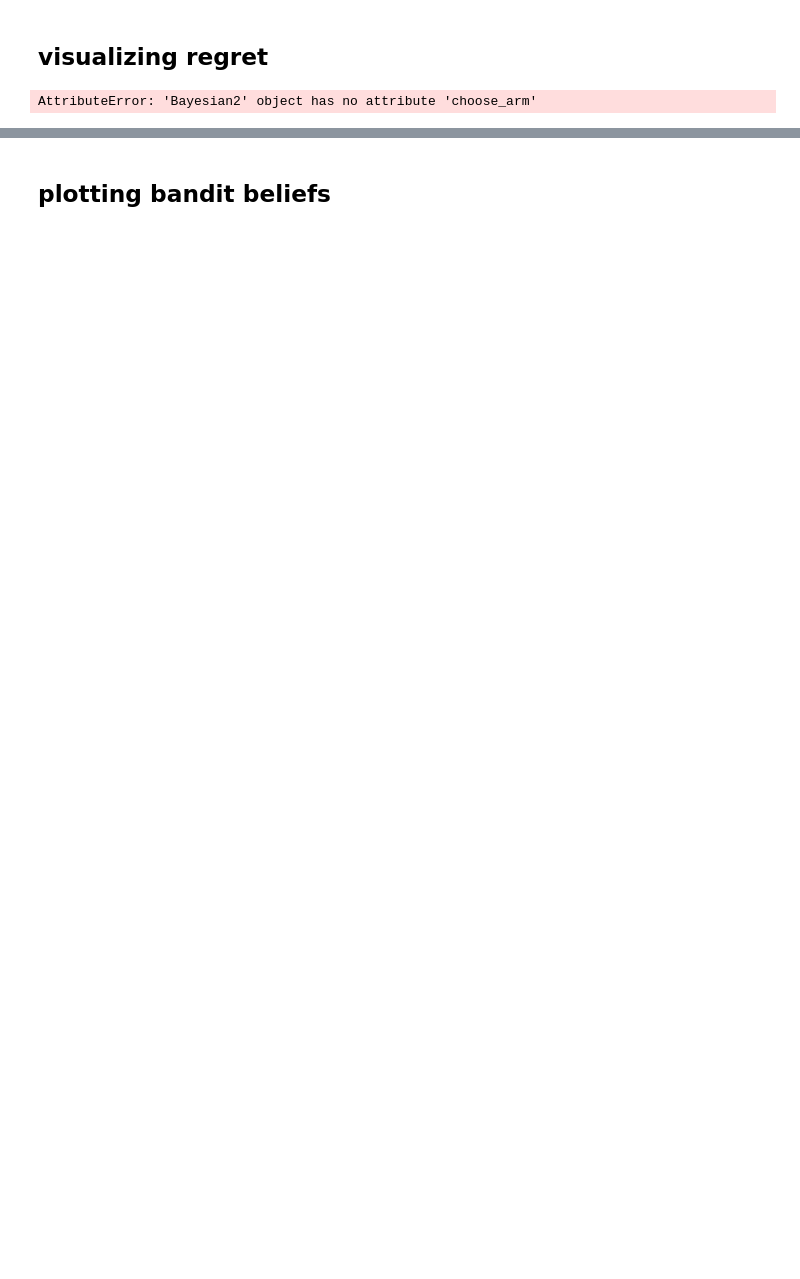
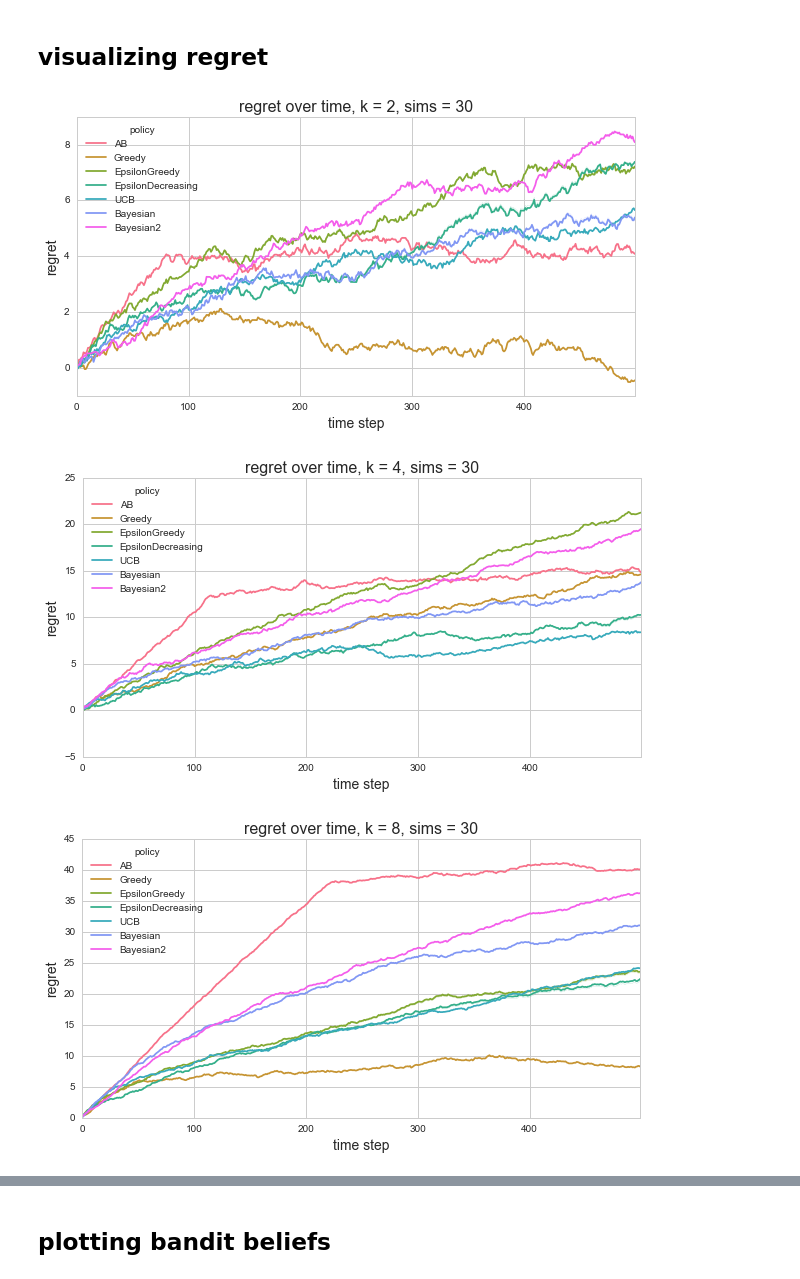
Before and after one commit to DistrictDataLabs/content-optimization, a Jupyter notebook: bandits_static2.ipynb, the cells around one changed output, grey strips where cells are left out. Cells and saved outputs as stored; diff of their text form; code cells hidden in the pictures; blank space fills up the shorter version.

```diff
--- a/bandits_static2.ipynb
+++ b/bandits_static2.ipynb
@@ -384,23 +88,23 @@ def test_static(k = 2, T = 10,
                 actual = None,
                 bandit = None):
     rewards = np.zeros(T)
-    arm_data = []
+    expected_values = defaultdict(list) # key: arm_id, value: [(t1, mean), (t2, mean), ...]
+    variances = defaultdict(list)# key: arm_id, value: [(t1, var), (t2, var), ...]
     regret = np.zeros(T)
-    arms_selected = np.zeros((T, k))
-    choices = range(k)
+    actual_best = actual.max()
     for t in range(T):
         arm = bandit.choose_arm()
-        actual_best = np.max(actual[t])
         reward = 0.0
-        if actual[t][arm] > np.random.random():
+        if actual[arm] > np.random.random():
             reward = 1.0
         rewards[t] = reward
         regret[t] = (t+1)*actual_best - rewards.sum()
-        arm_data.append(bandit.get_arm_data())
         bandit.update(arm, reward)
-    arm_data = np.array(arm_data)
+        for arm_id in bandit.arms.keys():
+            expected_values[arm_id].append((t,bandit.get_expected_value(arm_id)))
+            variances[arm_id].append((t,bandit.get_variance(arm_id)))
     regret = np.array(regret)
-    return rewards, arm_data, regret
+    return rewards, expected_values, variances, regret
 
 def do_sims(bandits, n_sims=10, k=20, T=100, data_gen=gen_static_uniform,
             params=None):
@@ -410,12 +114,12 @@ def do_sims(bandits, n_sims=10, k=20, T=100, data_gen=gen_static_uniform,
     df_final = None
     for sim in range(n_sims):
         if data_gen == gen_static_beta:
-            actual = data_gen(k, T, a, b)
+            actual = data_gen(k, a, b)
         else:
-            actual = gen_static_uniform(k, T)
+            actual = gen_static_uniform(k)
         for i, bandit in enumerate(bandits):
             bandit = bandit(k)
-            rewards, arm_data, regret = test_static(k, T, actual, bandit)
+            rewards, expected_values, variances, regret = test_static(k, T, actual, bandit)
             rewards = rewards.tolist()
             df = pd.DataFrame(ts, columns=['time'])
             df['policy'] = [bandit.__class__.__name__]*T
@@ -425,37 +129,39 @@ def do_sims(bandits, n_sims=10, k=20, T=100, data_gen=gen_static_uniform,
                 df_final = df
             else:
                 df_final = pd.concat([df_final, df], ignore_index=True)
-    fig, ax = plt.subplots(figsize=(15,8), dpi=200)
+    fig, ax = plt.subplots(figsize=(10,5), dpi=200)
     ax.set_title('regret over time, k = '+str(k)+', sims = '+str(n_sims),
                  fontsize=16)
     sb.set_palette('colorblind')
     sb.set_style("whitegrid")
     sb.tsplot(df_final, time='time', unit='sim', value='regret',
-              condition='policy',
-              ci=1, ax=ax)
+              condition='policy', ci=0, ax=ax)
     ax.set_xlabel('time step', fontsize=14)
     ax.set_ylabel('regret', fontsize=14)
 
-bandits = [Greedy, EpsilonGreedy, EpsilonDecreasing, UCB, Bayesian, Bayesian2,
-           AB]
+bandits = [AB, Greedy, EpsilonGreedy, EpsilonDecreasing, UCB, Bayesian, Bayesian2]#, Bayesian3]
 params = {'a': 2, 'b': 10}
+n_sims = 30
+T = 500
 for k in [2, 4, 8, 16]:
     #do_sims(bandits, n_sims=10, k=k, T=100, data_gen=gen_static_uniform)
-    do_sims(bandits, 50, k, 50, gen_static_beta, params)
+    do_sims(bandits, n_sims, k, T, gen_static_beta, params)
 
 # k = 2
 # bayes better when data is distributed beta(1,20)
 # ucb better when data is distributed beta(1,10)
 # ep-decr better when data is distributed beta(1,1)
 # ucb better when data is distributed beta(10,1)
 # ucb better when data is distributed beta(20,1)
 
 #k = 4
 # ucb better when data is distributed beta(1,1)
 
 #k = 10
 # ucb better when data is distributed beta(1,1)
 # ucb better when data is distributed beta(10,1)
 # ucb better when data is distributed beta(1,10)
 # %% [output]
-AttributeError: 'Bayesian2' object has no attribute 'choose_arm'
+[figure, added]
+[figure, added]
+[figure, added]
```
Also changed, not shown: parts of 21 cells of this notebook, 3 other files.
